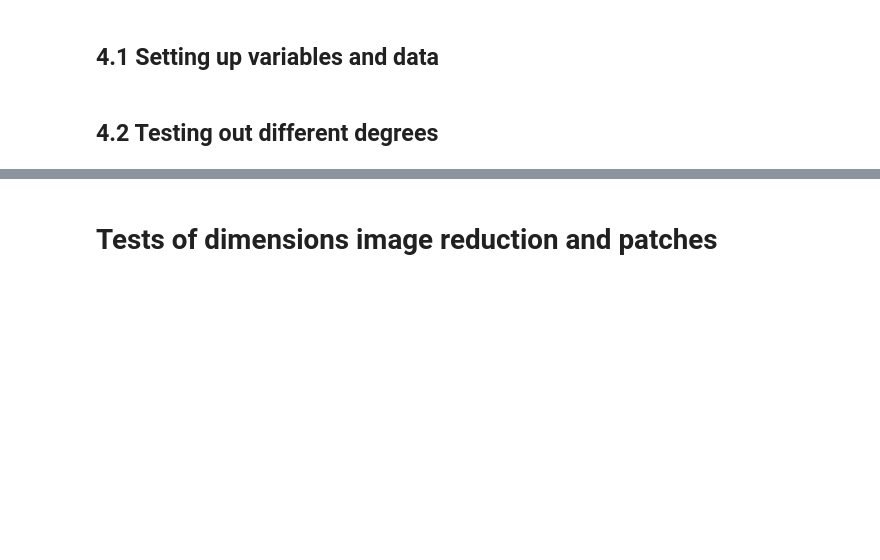
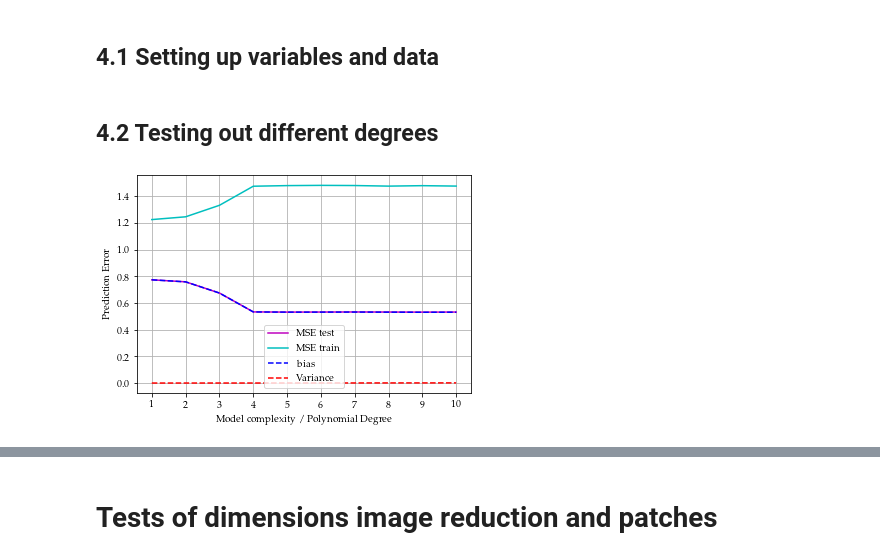
Before and after one commit to AndreasBordvik/FYS-STK4155-Prj1_report, a Jupyter notebook: code/Exercise6.ipynb, the cells around one changed output, grey strips where cells are left out. Drawn from its saved outputs; the diff is of its cells as text; code cells hidden in the pictures; blank space fills up the shorter version.

```diff
--- a/code/Exercise6.ipynb
+++ b/code/Exercise6.ipynb
@@ -396,69 +448,81 @@ A degree of 4 or 5 seems to give a smooth surface for all the predicted patches.
 # %% [markdown]
 ## 4.1 Setting up variables and data
 # %%
-np.random.seed(4155)
+np.random.seed(SEED_VALUE)
 maxdegree = 10
 n_bootstraps = 10
 MSE_test = np.zeros(maxdegree)
 MSE_train = np.zeros(maxdegree)
-polydegree = np.zeros(maxdegree)
+#polydegree = np.zeros(maxdegree)
+polydegree = np.arange(1,maxdegree+1)
 bias = np.zeros(maxdegree)
 variance = np.zeros(maxdegree)
+z_flat = z.ravel().reshape(-1,1);
+z_flat = z_flat.reshape(-1,1)
 # %% [markdown]
 ## 4.2 Testing out different degrees
 # %%
-for degree in tqdm(range(maxdegree), desc = f"Looping through polynomials up to {n} degrees with {n_bootstraps} bootstraps: "):
-    #model = LinearRegression()
+for degree in tqdm(range(1, maxdegree+1), desc = f"Looping through polynomials up to {maxdegree} degrees with {n_bootstraps} bootstraps: "):
     #model= make_pipeline(PolynomialFeatures(degree=degree), LinearRegression(fit_intercept=False))
     X = create_X(x, y, n=degree)
-    #print(f"X.shape:{X.shape}")
-    X_train, X_test, y_train, y_test = train_test_split(X, z.reshape(-1,1), test_size=0.2)
 
-    #print(z.shape)
-    #reshape for broadcasting in MSE_test and MSE_val
-    y_test_ = np.reshape(y_test, newshape=(y_test.shape[0],1))
-    #reshape for broadcasting in MSE_test and MSE_val
-    y_train_ = np.reshape(y_train, newshape=(y_train.shape[0],1))
+    # Fitting the scaler before split in order to have equal range for train and test data
+    X_scaler = StandardScaler()
+    X_scaler.fit(X)
 
-    #y_train = np.reshape(y_train, newshape=(y_train.shape[0],1))
+    z_scaler = StandardScaler()
+    z_scaler.fit(z_flat)
+
+    # Train test split
+    X_train, X_test, z_train, z_test = prepare_data(X, z_flat, test_size=0.2, shuffle=True, scale_X=False, scale_t=False, random_state=SEED_VALUE)
+
     #TODO: why scale?!?
+    # How do we scale? should test and train have different scalers or use the same?
+    # Scaling
+    X_train = X_scaler.transform(X_train)
+    z_train = z_scaler.transform(z_train)
 
-    scaler = StandardScaler()
-    scaler.fit(X_train)
-    X_train_scaled = scaler.transform(X_train)
-    X_test_scaled = scaler.transform(X_test)
-    y_pred = np.empty((y_test.shape[0], n_bootstraps))
-    y_fit = np.empty((y_train.shape[0], n_bootstraps))
+    X_test = X_scaler.transform(X_test)
+    z_test = z_scaler.transform(z_test)
+
+
+
+    # Variables for storing predictions
+    z_pred_test = np.empty((z_test.shape[0], n_bootstraps))
+    z_fit = np.empty((z_train.shape[0], n_bootstraps))
 
     for i in range(n_bootstraps):
         #bootstrap:
-        x_, y_ = resample(X_train_scaled, y_train)
+        x_, y_ = resample(X_train, z_train)
         #fit model to x_,y_ sample:
-        clf =  LinearRegression().fit(x_, y_)
-        #fit model and predict on test data:
-        y_pred[:, i] = clf.predict(X_test_scaled).ravel()
-        #predict on train data:
-        y_fit[:,i] = clf.predict(x_).ravel()
+        model =  OLS(degree=degree)
+
+        #fit model and predict on train data:
+        z_hat_train = model.fit(x_, y_, SVDfit=False)
+        z_fit[:,i] = z_hat_train.ravel()
+
+        #predict on test data:
+        z_hat_test = model.predict(X_test)
+        z_pred_test[:, i] = z_hat_test.ravel()
+
+    MSE_test[degree-1] = np.mean( np.mean((z_test - z_pred_test)**2, axis=1, keepdims=True ))
+    MSE_train[degree-1] = np.mean( np.mean((z_train - z_fit)**2, axis=1, keepdims=True ))
+    bias[degree-1] = np.mean( (z_test - np.mean(z_pred_test, axis=1, keepdims=True))**2 )
+    variance[degree-1] = np.mean( np.var(z_pred_test, axis=1, keepdims=True))
 
 
-    polydegree[degree] = degree
-    #print(f"y_test.shape:{y_test.shape}, y_pred.shape{y_pred.shape}")
-    MSE_test[degree] = np.mean( np.mean((y_test - y_pred)**2, axis=1, keepdims=True ))
-    MSE_train[degree] = np.mean( np.mean((y_train - y_fit)**2, axis=1, keepdims=True ))
-    bias[degree] = np.mean( (y_test - np.mean(y_pred, axis=1, keepdims=True))**2 )
-    variance[degree] = np.mean( np.var(y_pred, axis=1, keepdims=True))
-
-
-plt.plot(polydegree, MSE_test,"m", label='MSE_test')
-plt.plot(polydegree, MSE_train,"c", label='MSE_train')
+plt.plot(polydegree, MSE_test,"m", label='MSE test')
+plt.plot(polydegree, MSE_train,"c", label='MSE train')
 
 plt.plot(polydegree, bias,"b--", label='bias')
 plt.plot(polydegree, variance,"r--", label='Variance')
 #plt.plot(polydegree, bias+variance,"g--", label='bias+variance')
 
 plt.xlabel("Model complexity / Polynomial Degree")
 plt.ylabel("Prediction Error")
-
+plt.xticks(polydegree)
 plt.grid(True)
 plt.legend()
 plt.show()
+# %% [output]
+[figure, added]
```
Also changed, not shown: parts of 15 cells of this notebook.
